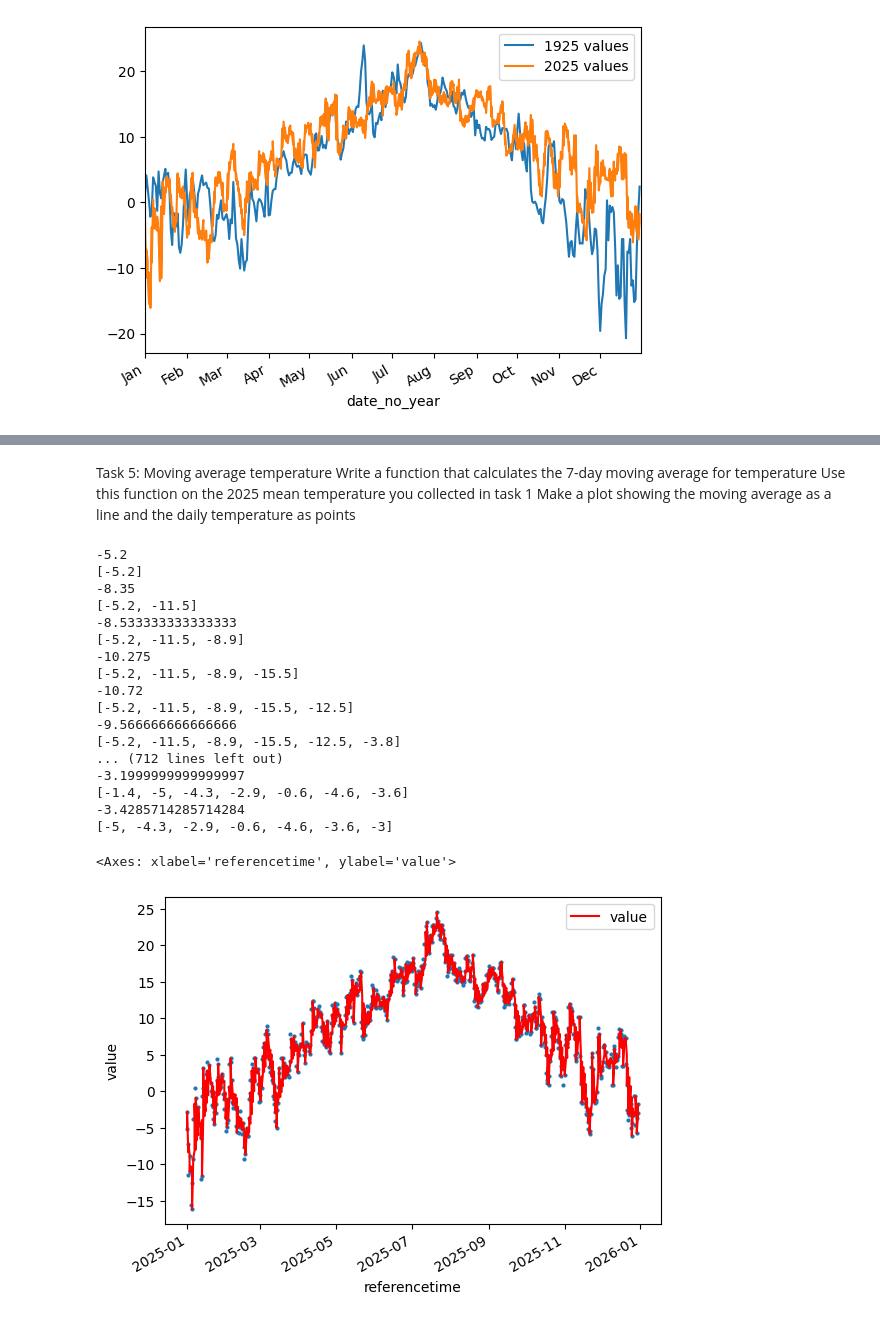
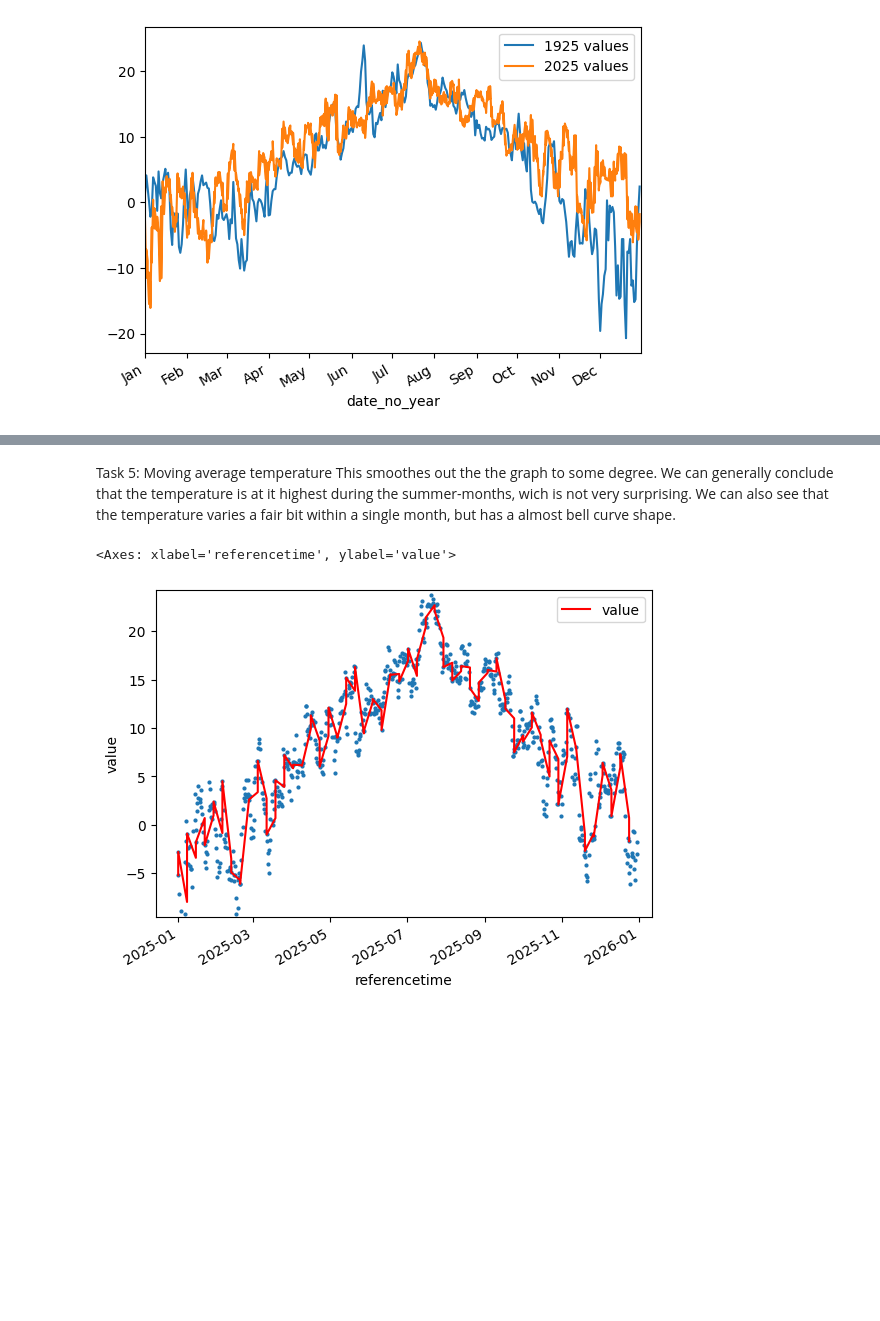
Before and after one commit to Isfugl1/Deliverable_1, a Jupyter notebook: Deliverable_1.ipynb, the cells around one changed output, grey strips where cells are left out. Drawn from its saved outputs; the diff is of its cells as text; code cells hidden in the pictures; blank space fills up the shorter version.

```diff
--- a/Deliverable_1.ipynb
+++ b/Deliverable_1.ipynb
@@ -255,68 +242,57 @@ heat_wave_finder("SN17850", 2025)
 # %% [markdown]
 Task 5: Moving average temperature
-Write a function that calculates the 7-day moving average for temperature
-Use this function on the 2025 mean temperature you collected in task 1
-Make a plot showing the moving average as a line and the daily temperature as
-points
+This smoothes out the the graph to some degree. We can generally conclude that the temperature is at it highest during the summer-months, wich is not very surprising. We can also see that the temperature varies a fair bit within a single month, but has a almost bell curve shape.
 # %%
+# Retrives the wanted information and puts it in a dictionary
 endpoint_avg = "https://frost.met.no/observations/v0.jsonld"
 parameters_avg = {
     "sources": "SN17850",
     "elements": "mean(air_temperature P1D)",
     "referencetime": "2025-01-01/2025-12-31",
 }
 
+# Sends a get-request to Frost for the wanted information and decodes it
 response_avg = requests.get(endpoint_avg, parameters_avg, auth=(client_id, ""))
 json_data_avg = response_avg.json()
 data_avg = json_data_avg["data"]
 
-# print(json.dumps(json_data, indent=4))
-
+# Creates a dataframe
 values_avg = pd.DataFrame()
 
-avg_frames = []
+frames_moving_avg = []
 avg_values = []
-frames = []
+frames_avg = []
+
+# Retrives the wanted information and appends it to two lists
 for e in range(len(data_avg)):
+    # Retrives the relevant information from data_avg and appends it to a list
     row = pd.DataFrame(data_avg[e]["observations"])
     row["referencetime"] = pd.to_datetime(data_avg[e]["referenceTime"])
     row["sources"] = data_avg[e]["sourceId"]
-    frames.append(row)
+    frames_avg.append(row)
 
+    # Retrives the relevant information, appends it to a list, and calculates the last seven day moving average
     val = data_avg[e]["observations"][0]["value"]
     avg_values.append(val)
     last_seven = avg_values[-7:]
-    last_seven_avg = sum(last_seven)/len(last_seven)
-    # print(last_seven_avg)
-    # print(last_seven)
+    last_seven_avg = sum(last_seven) / len(last_seven)
+
+    # Appends the seven day moving average to a list
     data_avg[e]["observations"][0]["value"] = last_seven_avg
     avg_row = pd.DataFrame(data_avg[e]["observations"])
     avg_row["referencetime"] = pd.to_datetime(data_avg[e]["referenceTime"])
     avg_row["sources"] = data_avg[e]["sourceId"]
-    avg_frames.append(avg_row)
-values_avg = pd.concat(frames, ignore_index=True)
-new_stuff = pd.concat(avg_frames, ignore_index=True)
+    frames_moving_avg.append(avg_row)
+    seven_day_moving_avg = frames_moving_avg[::7]
 
+# Combines several dataframes
+values_avg = pd.concat(frames_avg, ignore_index=True)
+moving_values = pd.concat(seven_day_moving_avg, ignore_index=True)
+
+# Plots the values
 ax = plt.subplot()
 values_avg.plot.scatter(x="referencetime", y="value", s=4, ax=ax)
-new_stuff.plot(x="referencetime", y="value", ax=ax, color="red")
+moving_values.plot(x="referencetime", y="value", ax=ax, color="red")
 # %% [output]
--5.2
-[-5.2]
--8.35
-[-5.2, -11.5]
--8.533333333333333
-[-5.2, -11.5, -8.9]
--10.275
-[-5.2, -11.5, -8.9, -15.5]
--10.72
-[-5.2, -11.5, -8.9, -15.5, -12.5]
--9.566666666666666
-[-5.2, -11.5, -8.9, -15.5, -12.5, -3.8]
-... (712 lines left out)
--3.1999999999999997
-[-1.4, -5, -4.3, -2.9, -0.6, -4.6, -3.6]
--3.4285714285714284
-[-5, -4.3, -2.9, -0.6, -4.6, -3.6, -3]
+<Axes: xlabel='referencetime', ylabel='value'>
-<Axes: xlabel='referencetime', ylabel='value'>
-[figure, old version]
+[figure, new version]
```
Also changed, not shown: parts of 3 cells of this notebook, 4 other files.
